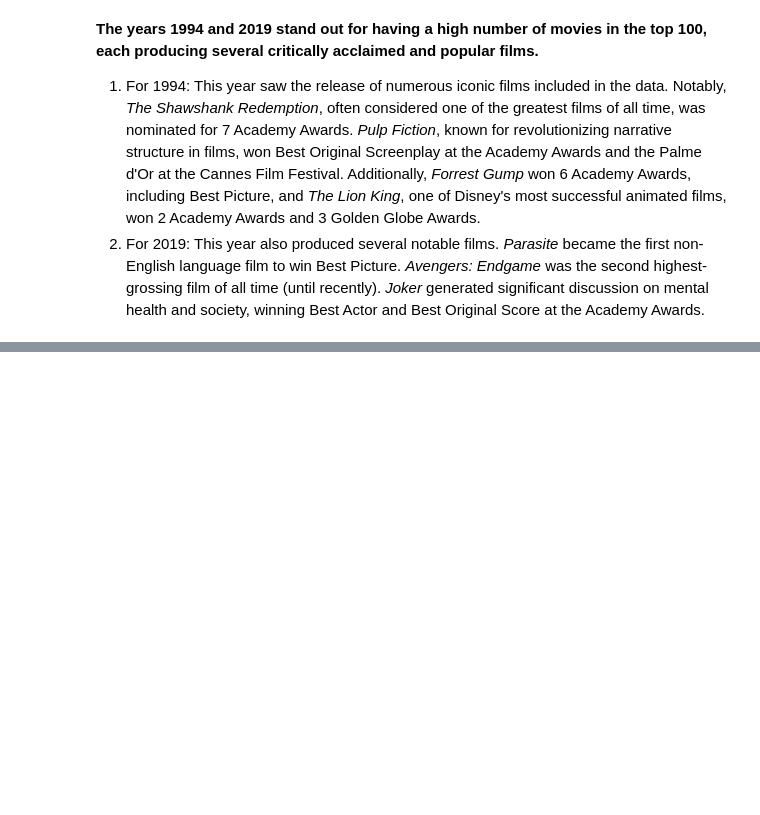
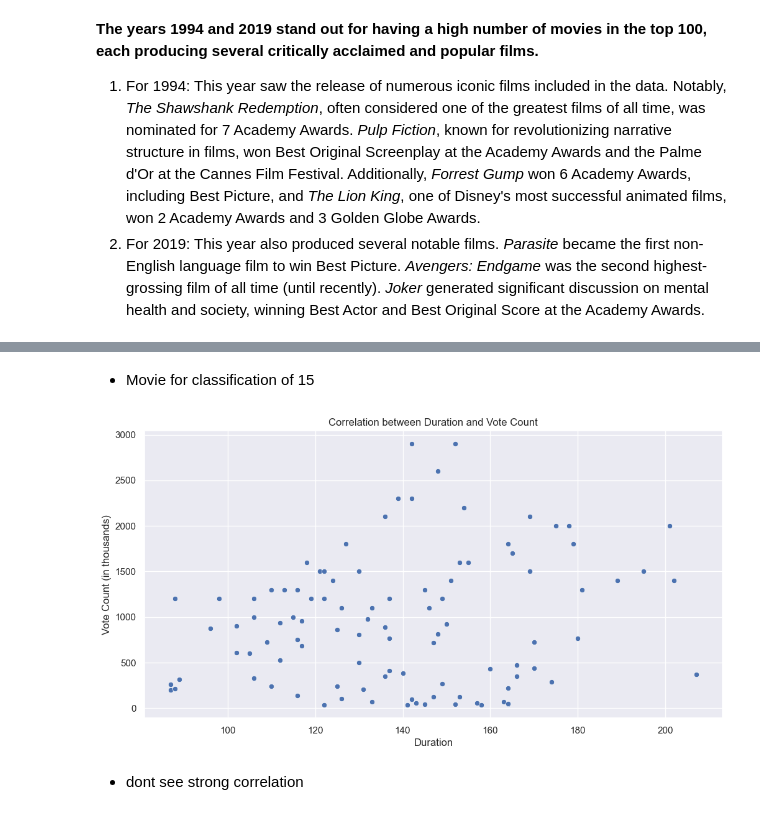
Before and after one commit to haphuong1810103/IMDB-Analytics, a Jupyter notebook: analysis_IMDB.ipynb, the cells around one changed output, grey strips where cells are left out. Cells and saved outputs as stored; diff of their text form; code cells hidden in the pictures; blank space fills up the shorter version.

```diff
--- a/analysis_IMDB.ipynb
+++ b/analysis_IMDB.ipynb
@@ -276 +262,15 @@ interactive(children=(Dropdown(description='Select Column:', options=('votes_cou
+# %% [markdown]
+- Movie for classification of 15
+# %%
+plt.figure(figsize=(12, 6))
+
+sns.scatterplot(data=df, x='duration', y='votes_count(K)')
+plt.title('Correlation between Duration and Vote Count')
+plt.xlabel('Duration')
+plt.ylabel('Vote Count (in thousands)')
+plt.show()
+# %% [output]
+[figure, added]
+# %% [markdown]
+- dont see strong correlation
 # %%
```
Also changed, not shown: parts of 21 cells of this notebook, 1 other file.
